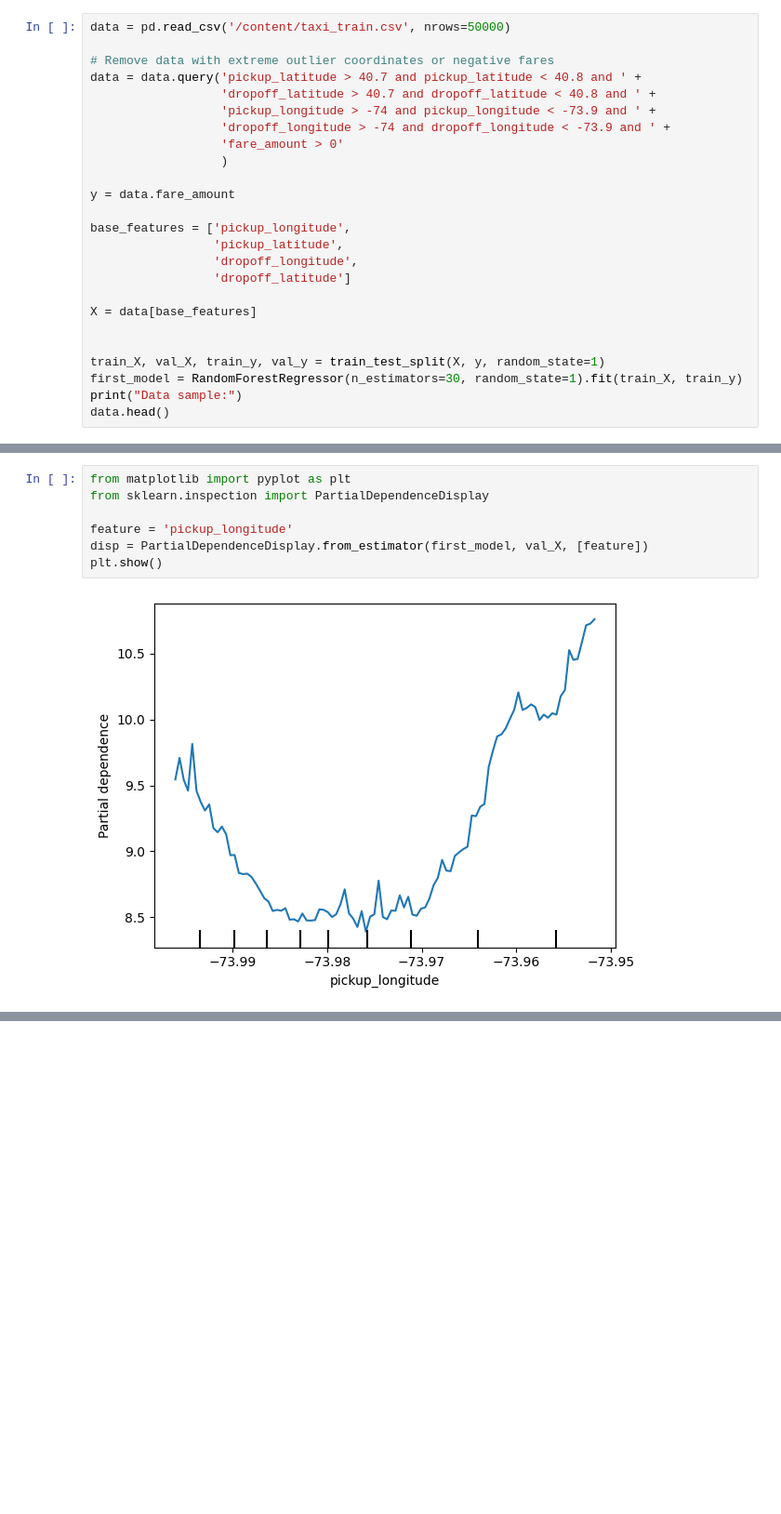
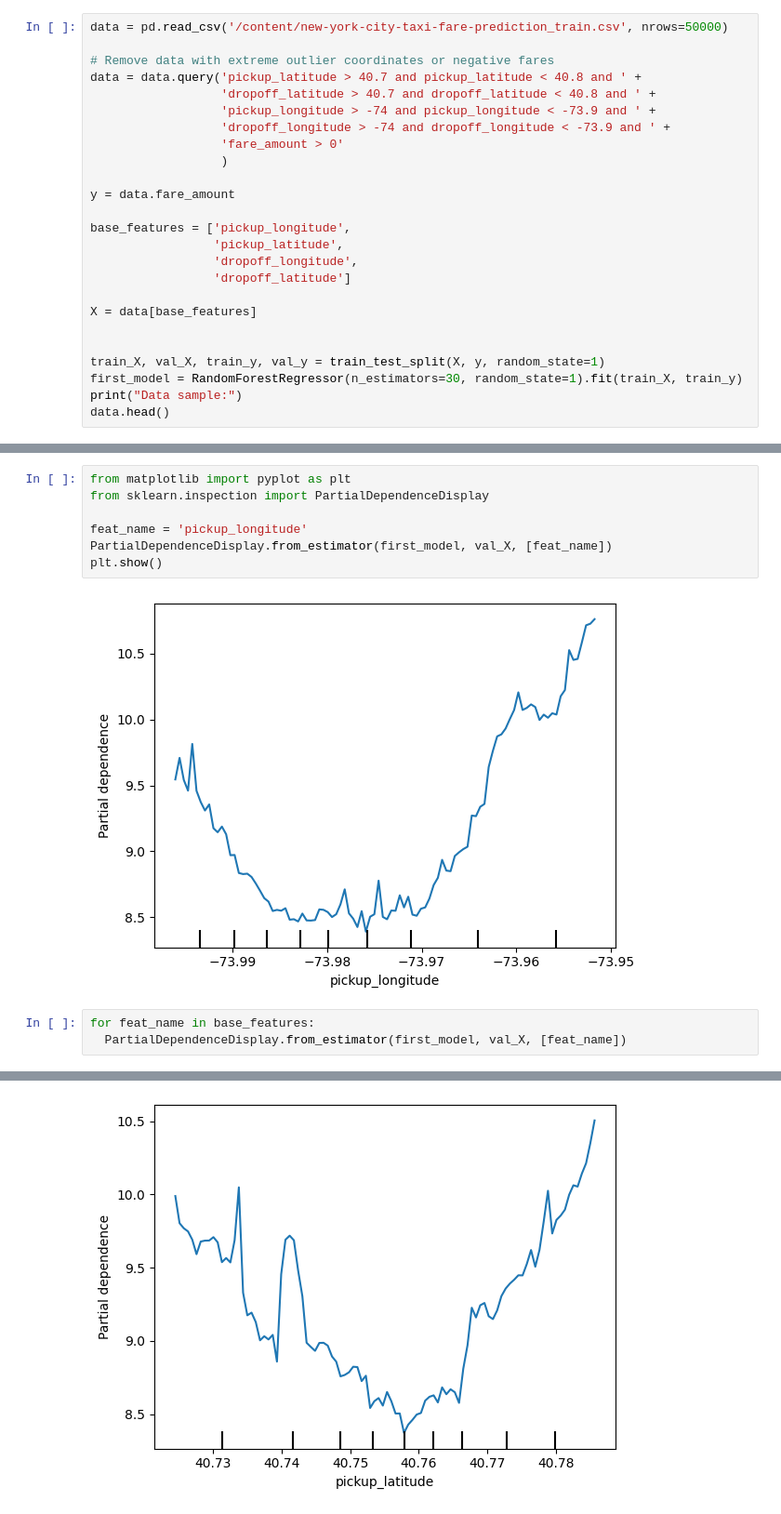
Before and after one commit to Grashch/Kaggle_tasks, a Jupyter notebook: Partial_Plots_hw.ipynb, the cells around one changed output, grey strips where cells are left out. Shown at 93% size. Cells and saved outputs as stored; diff of their text form; blank space fills up the shorter version.

```diff
--- a/Partial_Plots_hw.ipynb
+++ b/Partial_Plots_hw.ipynb
@@ -6,7 +6,7 @@ from sklearn.ensemble import RandomForestRegressor
 from sklearn.linear_model import LinearRegression
 from sklearn.model_selection import train_test_split
 # %%
-data = pd.read_csv('/content/taxi_train.csv', nrows=50000)
+data = pd.read_csv('/content/new-york-city-taxi-fare-prediction_train.csv', nrows=50000)
 
 # Remove data with extreme outlier coordinates or negative fares
 data = data.query('pickup_latitude > 40.7 and pickup_latitude < 40.8 and ' +
@@ -54,8 +54,12 @@ data.describe()
 from matplotlib import pyplot as plt
 from sklearn.inspection import PartialDependenceDisplay
 
-feature = 'pickup_longitude'
-disp = PartialDependenceDisplay.from_estimator(first_model, val_X, [feature])
+feat_name = 'pickup_longitude'
+PartialDependenceDisplay.from_estimator(first_model, val_X, [feat_name])
 plt.show()
 # %% [output]
 [figure]
+# %%
+for feat_name in base_features:
+  PartialDependenceDisplay.from_estimator(first_model, val_X, [feat_name])
+# %% [output]
@@ -61,0 +67 @@ plt.show()
+[figure, added]
```
Also changed, not shown: parts of 2 cells of this notebook.
